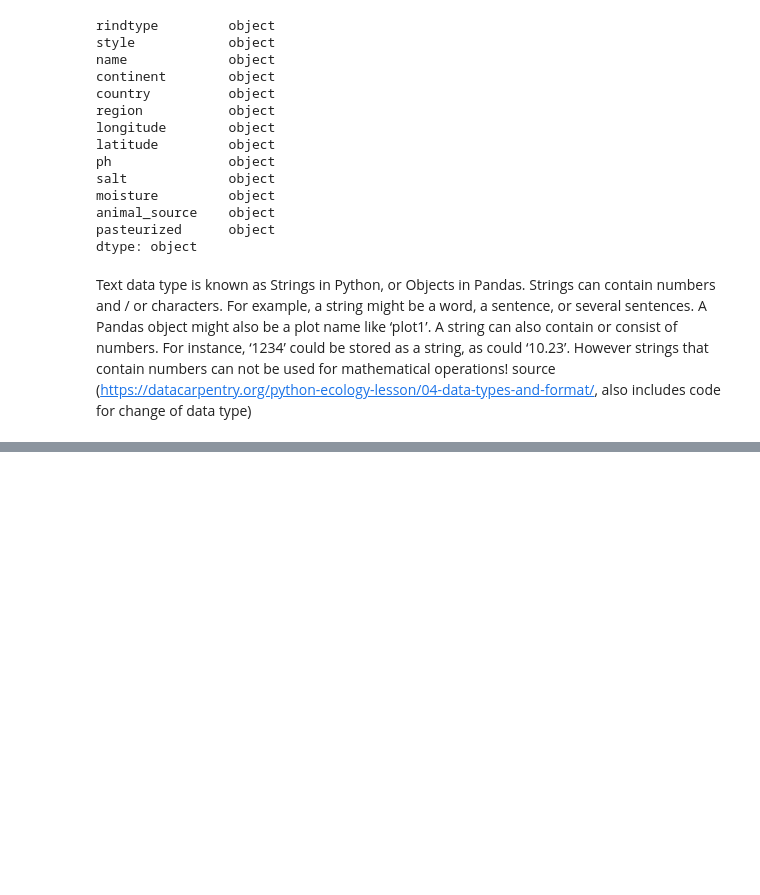
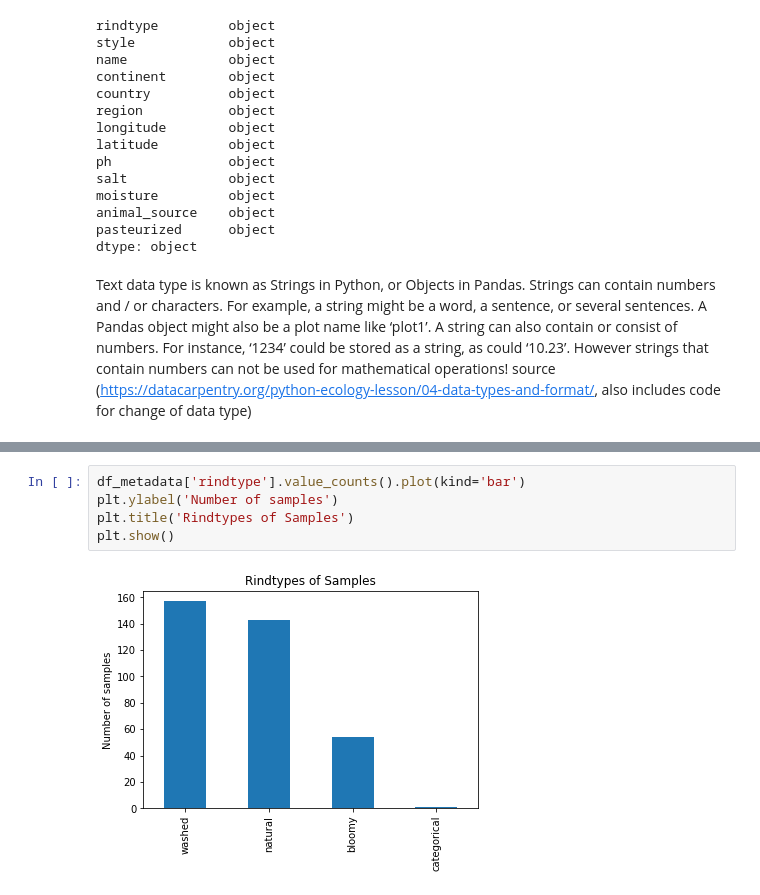
Before and after one commit to besutter1/Cheez-Eyez, a Jupyter notebook: metadata.ipynb, the cells around one changed output, grey strips where cells are left out. Drawn from its saved outputs; the diff is of its cells as text; blank space fills up the shorter version.

```diff
--- a/metadata.ipynb
+++ b/metadata.ipynb
@@ -59,0 +73,7 @@ Text data type is known as Strings in Python, or Objects in Pandas. Strings can
+# %%
+df_metadata['rindtype'].value_counts().plot(kind='bar')
+plt.ylabel('Number of samples')
+plt.title('Rindtypes of Samples')
+plt.show()
+# %% [output]
+[figure, added]
```
Also changed, not shown: parts of 3 cells of this notebook.
